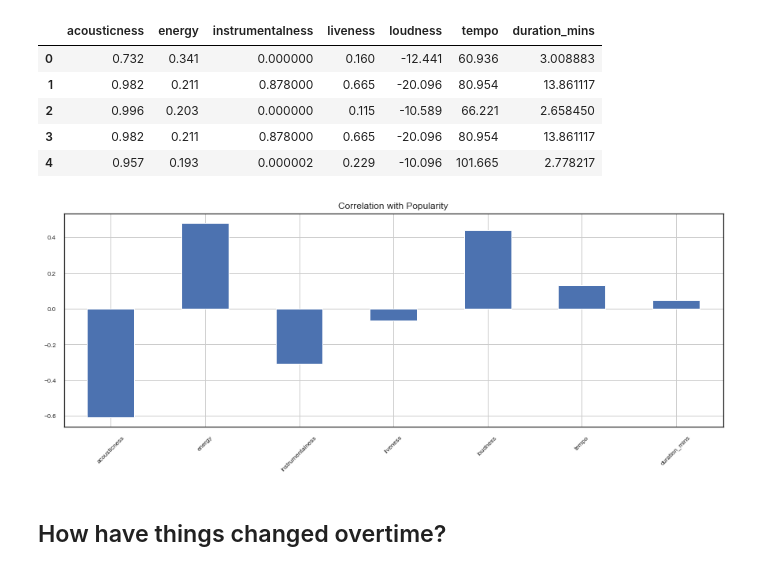
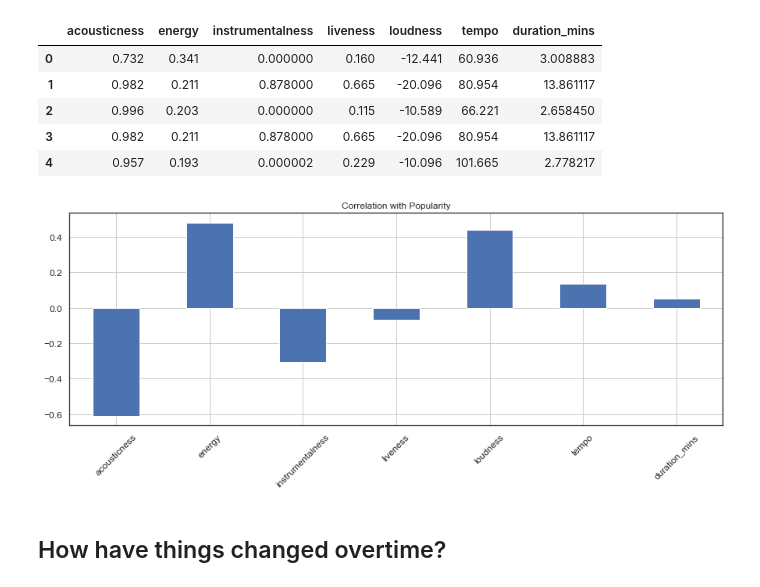
Before and after one commit to OtuokereTobechukwu/Sonic-Analysis, a Jupyter notebook: Sonic analysis.ipynb, the cells around one changed output. Drawn from its saved outputs; the diff is of its cells as text; code cells hidden in the pictures.

```diff
--- a/Sonic analysis.ipynb
+++ b/Sonic analysis.ipynb
@@ -272,12 +272,12 @@ sonic_features.head()
 # %%
 #Correlation visual
 sonic_features.corrwith(popularity).plot.bar(figsize= (15,5),
                                           title = "Correlation with Popularity",
-                                          fontsize= 8, rot = 45,
+                                          fontsize= 12, rot = 45,
                                          grid = True)
 plt.show()
 # %% [output]
-[figure, old version]
+[figure, new version]
 # %% [markdown]
 ## How have things changed overtime?
 # %% [markdown]
```
Also changed, not shown: parts of 6 cells of this notebook.
